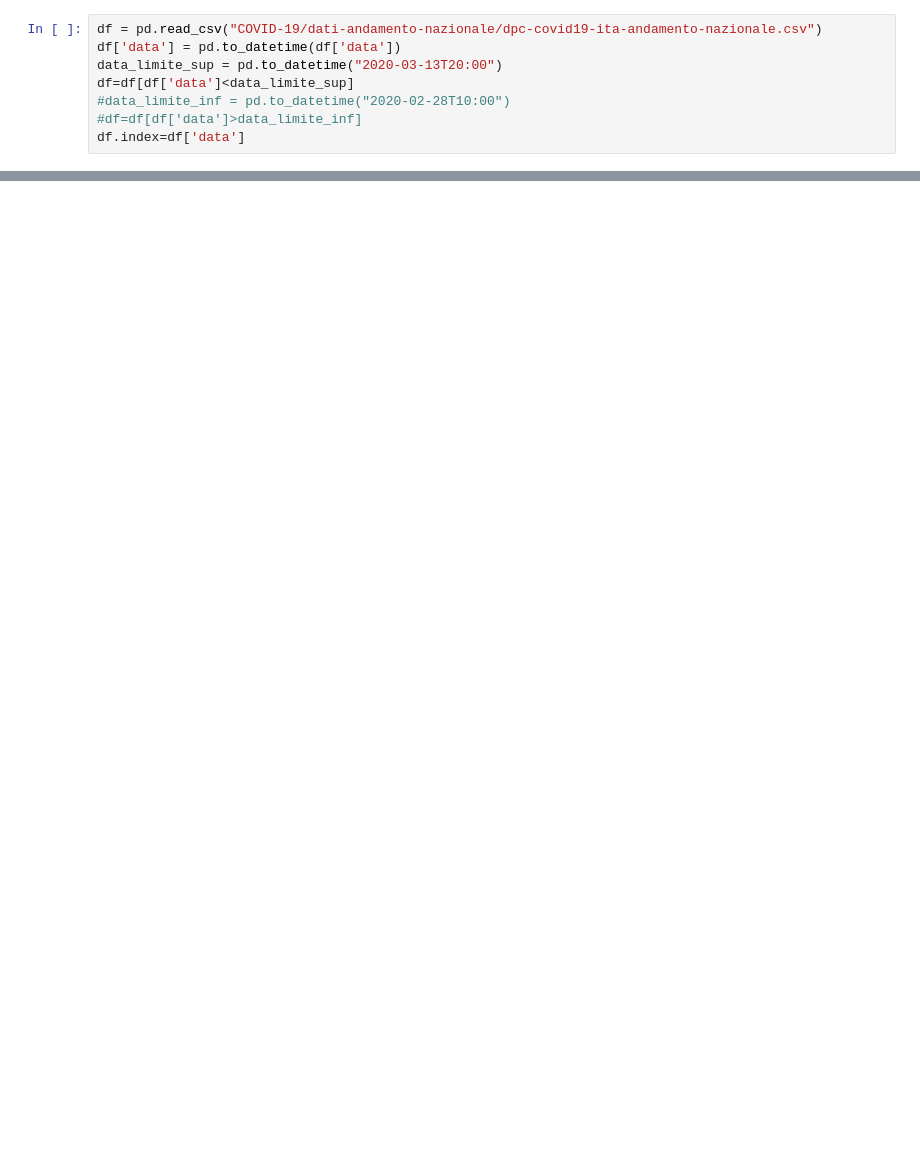
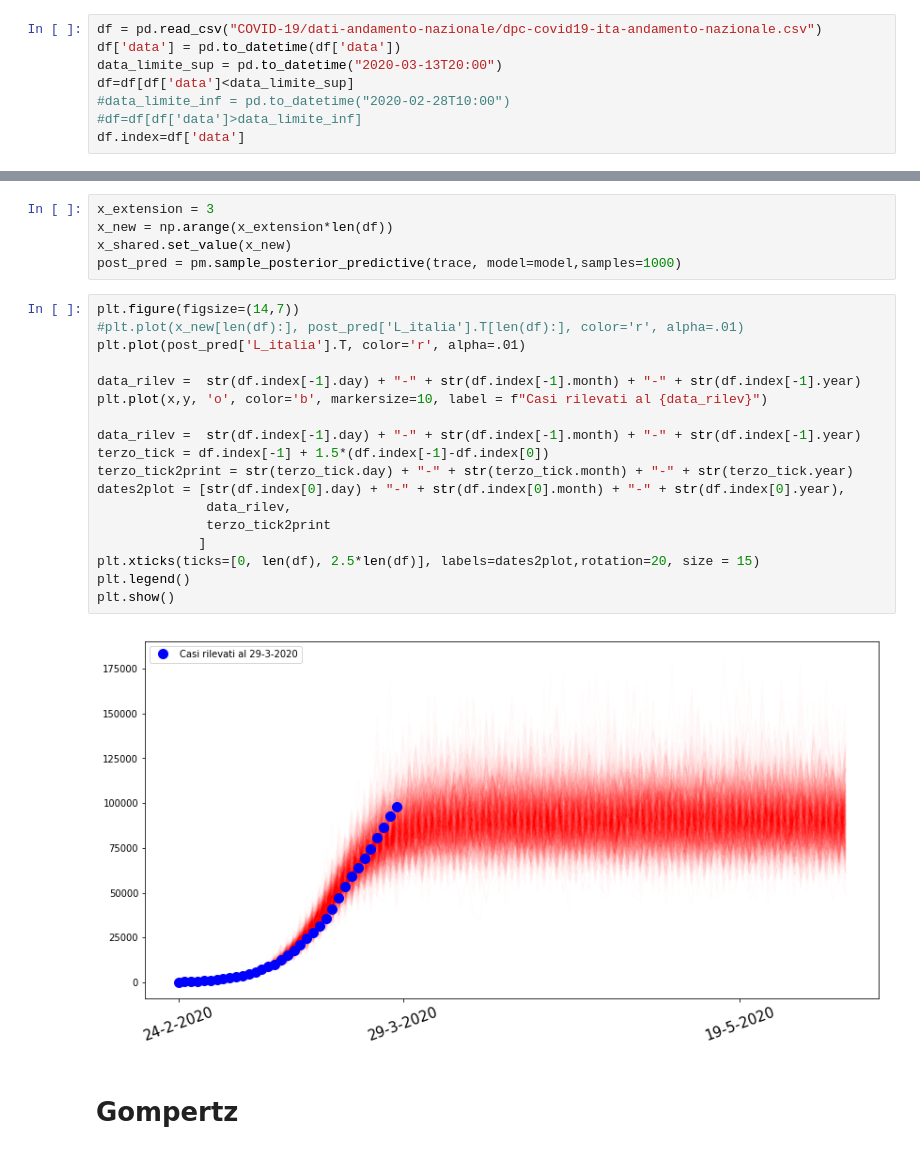
Before and after one commit to vlavorini/covid-19, a Jupyter notebook: bayesian.ipynb, the cells around one changed output, grey strips where cells are left out. Cells and saved outputs as stored; diff of their text form; blank space fills up the shorter version.

Commit message:
added gompertz

```diff
--- a/bayesian.ipynb
+++ b/bayesian.ipynb
@@ -158,0 +205,27 @@ plt.show()
+# %%
+x_extension = 3
+x_new = np.arange(x_extension*len(df))
+x_shared.set_value(x_new)
+post_pred = pm.sample_posterior_predictive(trace, model=model,samples=1000)
+# %%
+plt.figure(figsize=(14,7))
+#plt.plot(x_new[len(df):], post_pred['L_italia'].T[len(df):], color='r', alpha=.01)
+plt.plot(post_pred['L_italia'].T, color='r', alpha=.01)
+
+data_rilev =  str(df.index[-1].day) + "-" + str(df.index[-1].month) + "-" + str(df.index[-1].year)
+plt.plot(x,y, 'o', color='b', markersize=10, label = f"Casi rilevati al {data_rilev}")
+
+data_rilev =  str(df.index[-1].day) + "-" + str(df.index[-1].month) + "-" + str(df.index[-1].year)
+terzo_tick = df.index[-1] + 1.5*(df.index[-1]-df.index[0])
+terzo_tick2print = str(terzo_tick.day) + "-" + str(terzo_tick.month) + "-" + str(terzo_tick.year)
+dates2plot = [str(df.index[0].day) + "-" + str(df.index[0].month) + "-" + str(df.index[0].year),
+              data_rilev,
+              terzo_tick2print
+             ]
+plt.xticks(ticks=[0, len(df), 2.5*len(df)], labels=dates2plot,rotation=20, size = 15)
+plt.legend()
+plt.show()
+# %% [output]
+[figure, added]
+# %% [markdown]
+# Gompertz
```
Also changed, not shown: parts of 12 cells of this notebook, 1 other file.
